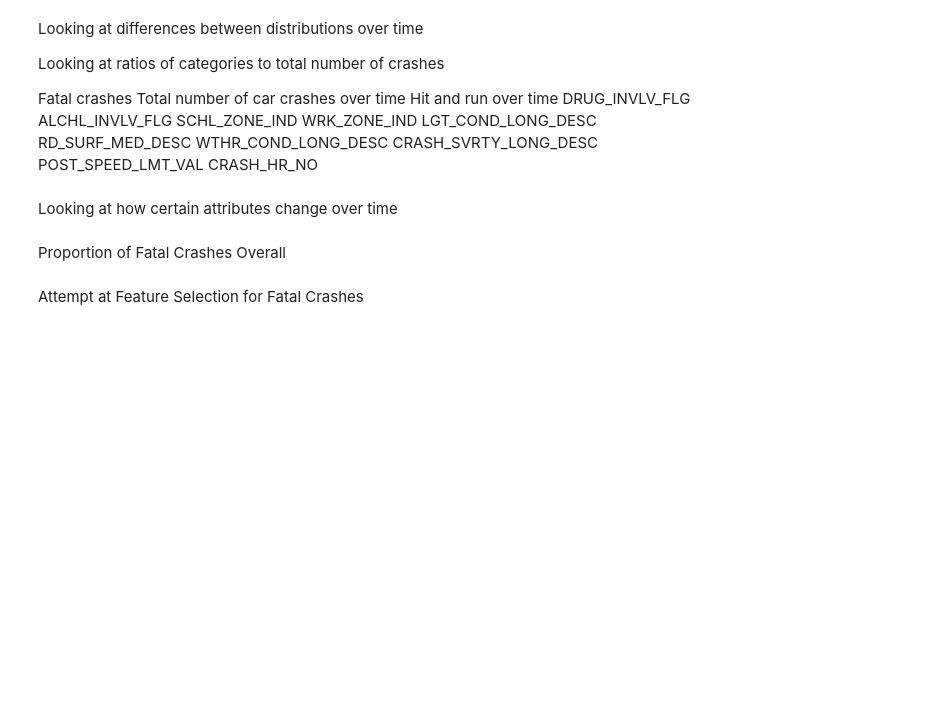
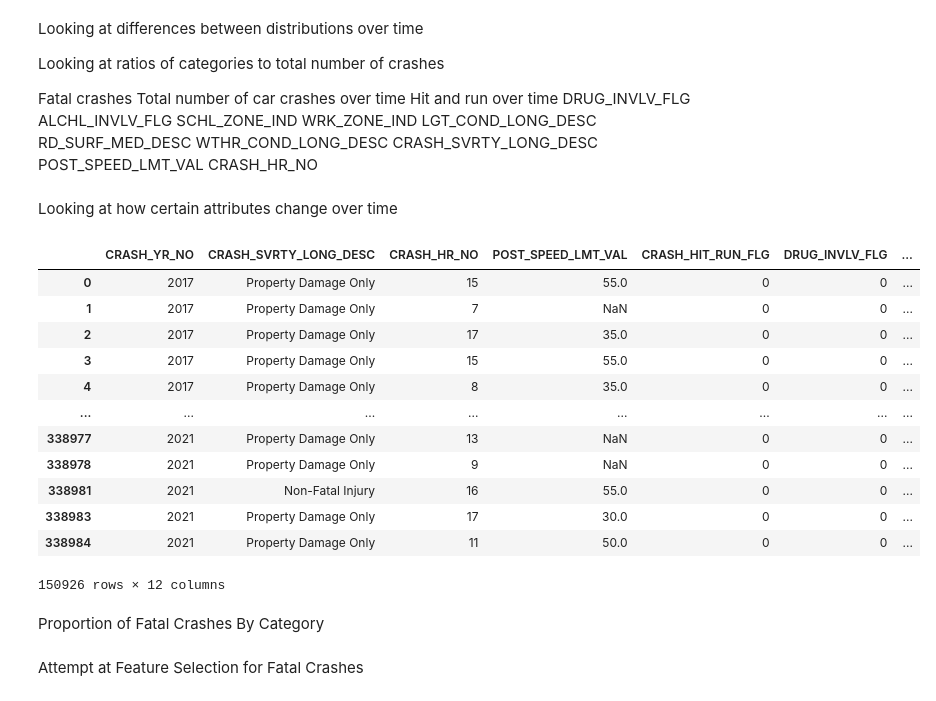
Before and after one commit to thomascsato/CS-475-Portland-Car-Crashes, a Jupyter notebook: crashes.ipynb, the cells around one changed output. Saved outputs shown, nothing was run; the diff lists cells and outputs as text; code cells hidden in the pictures; blank space fills up the shorter version.

```diff
--- a/crashes.ipynb
+++ b/crashes.ipynb
@@ -295,8 +295,24 @@ Looking at how certain attributes change over time
 # Selecting particular columns
 
 distributions = crashes_portland[["CRASH_YR_NO", "CRASH_SVRTY_LONG_DESC", "CRASH_HR_NO", "POST_SPEED_LMT_VAL", "CRASH_HIT_RUN_FLG", "DRUG_INVLV_FLG", "ALCHL_INVLV_FLG", "SCHL_ZONE_IND", "WRK_ZONE_IND", "LGT_COND_LONG_DESC", "RD_SURF_MED_DESC", "WTHR_COND_LONG_DESC"]]
+# %%
+distributions
+# %% [output]
+|  | CRASH_YR_NO | CRASH_SVRTY_LONG_DESC | CRASH_HR_NO | POST_SPEED_LMT_VAL | CRASH_HIT_RUN_FLG | DRUG_INVLV_FLG | ... |
+| 0 | 2017 | Property Damage Only | 15 | 55.0 | 0 | 0 | ... |
+| 1 | 2017 | Property Damage Only | 7 | NaN | 0 | 0 | ... |
+| 2 | 2017 | Property Damage Only | 17 | 35.0 | 0 | 0 | ... |
+| 3 | 2017 | Property Damage Only | 15 | 55.0 | 0 | 0 | ... |
+| 4 | 2017 | Property Damage Only | 8 | 35.0 | 0 | 0 | ... |
+| ... | ... | ... | ... | ... | ... | ... | ... |
+| 338977 | 2021 | Property Damage Only | 13 | NaN | 0 | 0 | ... |
+| 338978 | 2021 | Property Damage Only | 9 | NaN | 0 | 0 | ... |
+| 338981 | 2021 | Non-Fatal Injury | 16 | 55.0 | 0 | 0 | ... |
+| 338983 | 2021 | Property Damage Only | 17 | 30.0 | 0 | 0 | ... |
+| 338984 | 2021 | Property Damage Only | 11 | 50.0 | 0 | 0 | ... |
+150926 rows × 12 columns
 # %% [markdown]
-Proportion of Fatal Crashes Overall
+Proportion of Fatal Crashes By Category
 # %%
 # Generating plots of the proportion of fatal crashes by feature in the data.
 
```
Also changed, not shown: parts of 9 cells of this notebook.
